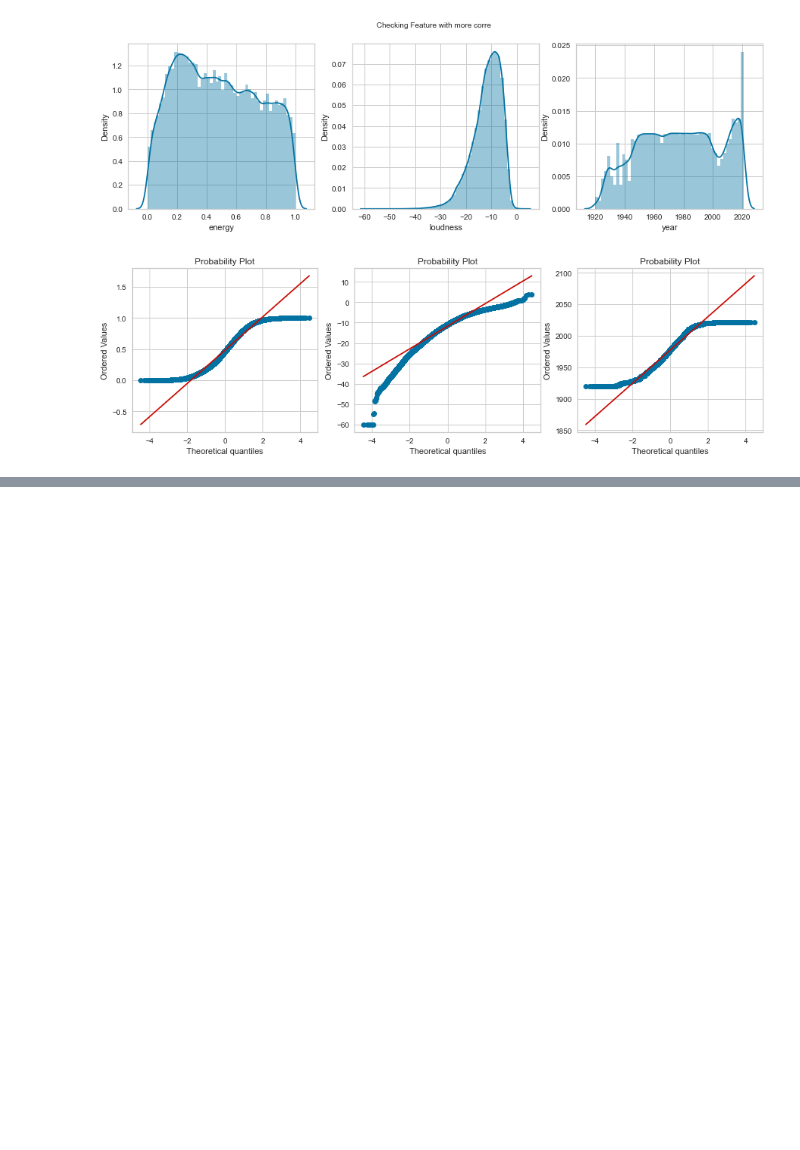
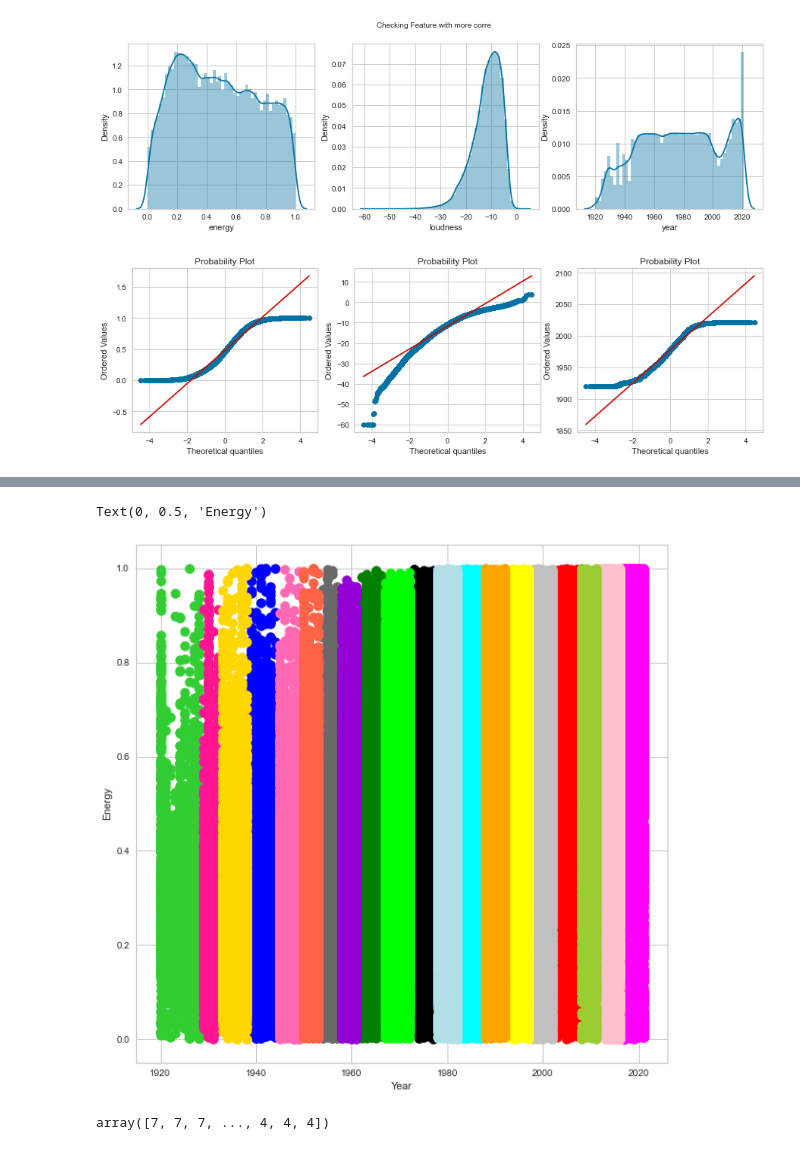
Before and after one commit to IrenaDJ/masinsko-ucenje, a Jupyter notebook: ML - Drugi domaci zadatak.ipynb, the cells around one changed output, grey strips where cells are left out. Saved outputs shown, nothing was run; the diff lists cells and outputs as text; code cells hidden in the pictures; blank space fills up the shorter version.

```diff
--- a/ML - Drugi domaci zadatak.ipynb
+++ b/ML - Drugi domaci zadatak.ipynb
@@ -281,0 +388,35 @@ res = stats.probplot(df['year'], plot=plt)
+# %%
+plt.figure(figsize=(10,10))
+plt.scatter(df2["year"][labels == 0], df2["energy"][labels == 0], s = 100, c = 'red', label = 'Cluster 0')
+plt.scatter(df2["year"][labels == 1], df2["energy"][labels == 1], s = 100, c = 'green', label = 'Cluster 1')
+plt.scatter(df2["year"][labels == 2], df2["energy"][labels == 2], s = 100, c = 'blue', label = 'Cluster 2')
+plt.scatter(df2["year"][labels == 3], df2["energy"][labels == 3], s = 100, c = 'cyan', label = 'Cluster 3')
+plt.scatter(df2["year"][labels == 4], df2["energy"][labels == 4], s = 100, c = 'magenta', label = 'Cluster 4')
+plt.scatter(df2["year"][labels == 5], df2["energy"][labels == 5], s = 100, c = 'limegreen', label = 'Cluster 5')
+plt.scatter(df2["year"][labels == 6], df2["energy"][labels == 6], s = 100, c = 'hotpink', label = 'Cluster 6')
+plt.scatter(df2["year"][labels == 7], df2["energy"][labels == 7], s = 100, c = 'black', label = 'Cluster 7')
+plt.scatter(df2["year"][labels == 8], df2["energy"][labels == 8], s = 100, c = 'dimgray', label = 'Cluster 8')
+plt.scatter(df2["year"][labels == 9], df2["energy"][labels == 9], s = 100, c = 'silver', label = 'Cluster 9')
+plt.scatter(df2["year"][labels == 10], df2["energy"][labels == 10], s = 100, c = 'yellow', label = 'Cluster 10')
+plt.scatter(df2["year"][labels == 11], df2["energy"][labels == 11], s = 100, c = 'pink', label = 'Cluster 11')
+plt.scatter(df2["year"][labels == 12], df2["energy"][labels == 12], s = 100, c = 'lime', label = 'Cluster 12')
+plt.scatter(df2["year"][labels == 13], df2["energy"][labels == 13], s = 100, c = 'orange', label = 'Cluster 13')
+plt.scatter(df2["year"][labels == 14], df2["energy"][labels == 14], s = 100, c = 'darkviolet', label = 'Cluster 14')
+plt.scatter(df2["year"][labels == 15], df2["energy"][labels == 15], s = 100, c = 'deeppink', label = 'Cluster 15')
+plt.scatter(df2["year"][labels == 16], df2["energy"][labels == 16], s = 100, c = 'gold', label = 'Cluster 16')
+plt.scatter(df2["year"][labels == 17], df2["energy"][labels == 17], s = 100, c = 'powderblue', label = 'Cluster 17')
+plt.scatter(df2["year"][labels == 18], df2["energy"][labels == 18], s = 100, c = 'yellowgreen', label = 'Cluster 18')
+plt.scatter(df2["year"][labels == 19], df2["energy"][labels == 19], s = 100, c = 'tomato', label = 'Cluster 19')
+
+plt.xlabel('Year')
+plt.ylabel('Energy')
+# %% [output]
+Text(0, 0.5, 'Energy')
+[figure, added]
+# %%
+df3 = df[["year", "speechiness"]]
+kmeans.fit(df3)
+labels = kmeans.labels_
+labels
+# %% [output]
+array([7, 7, 7, ..., 4, 4, 4])
```
Also changed, not shown: parts of 17 cells of this notebook.
